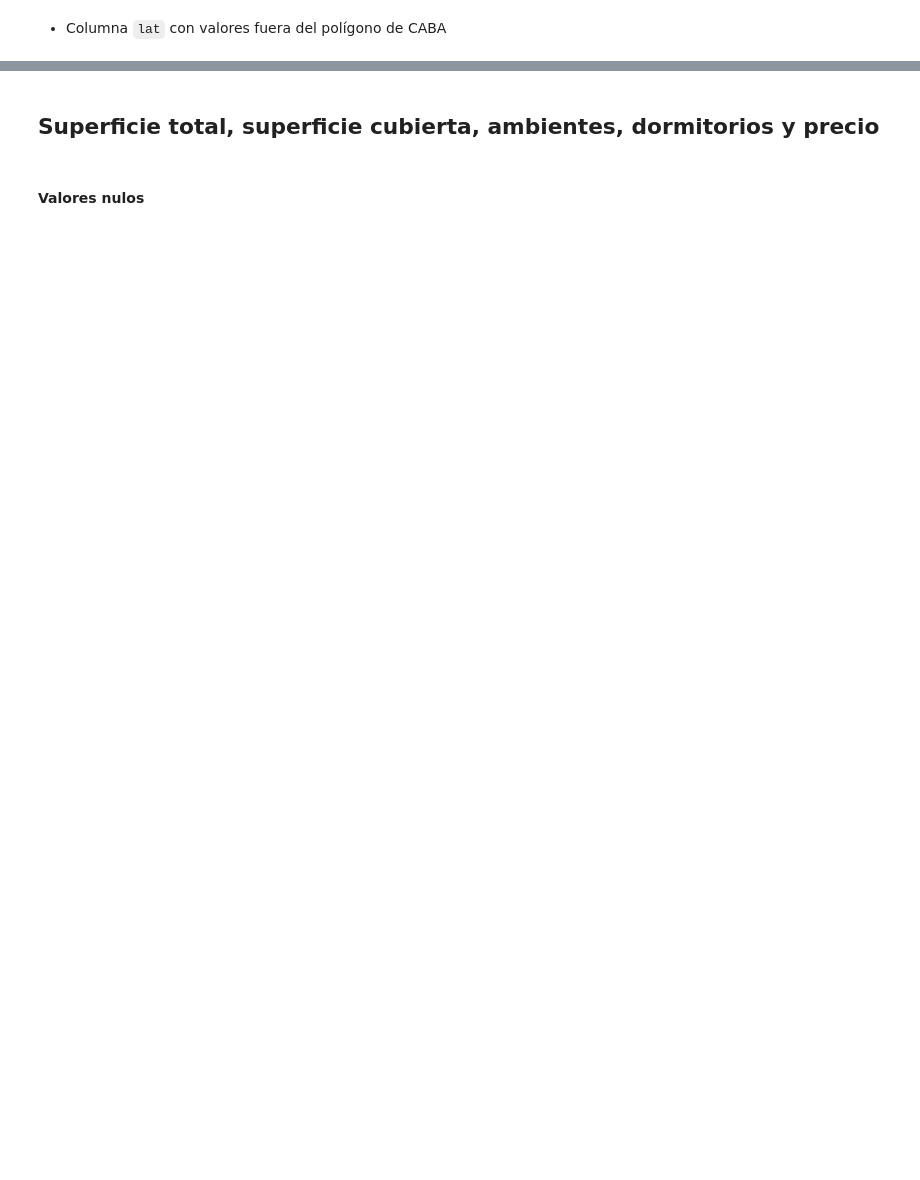
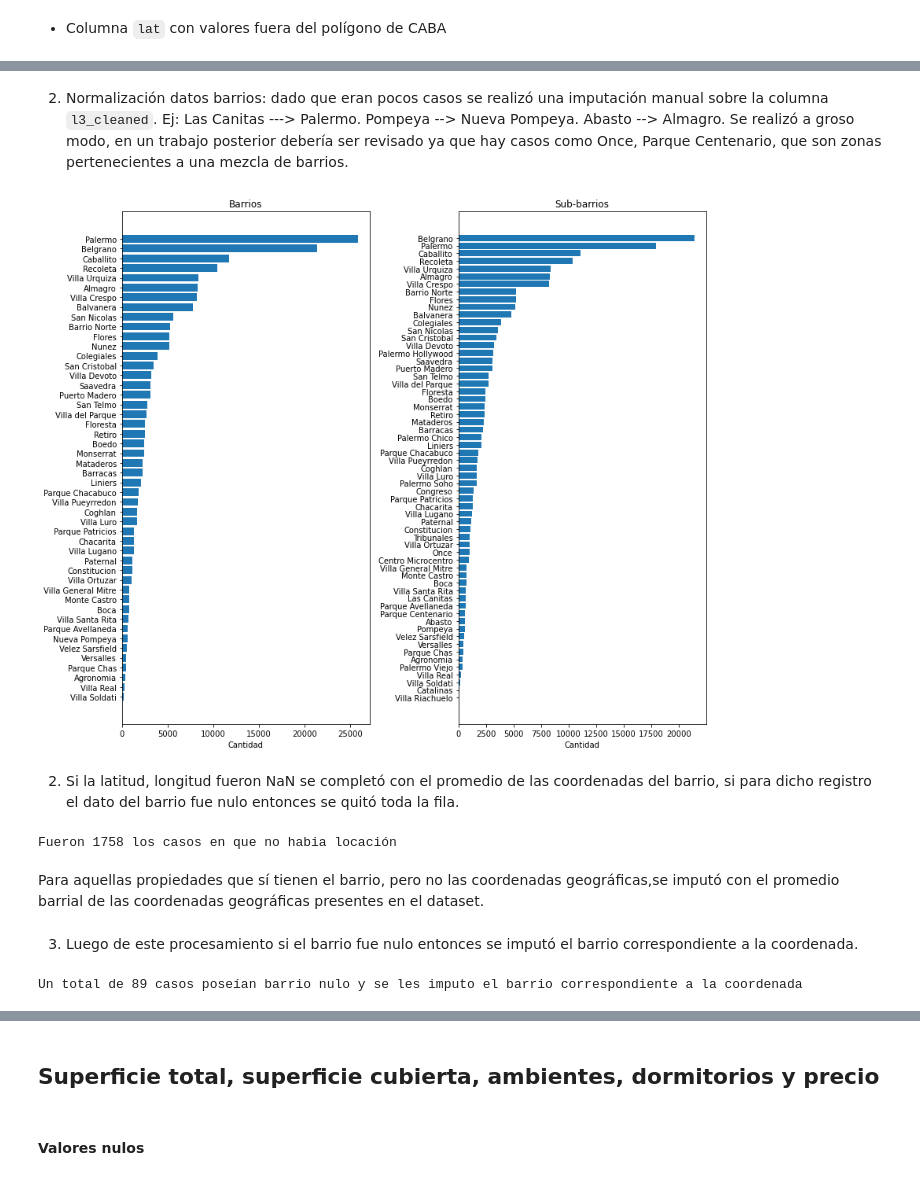
Before and after one commit to Ignacio-Ibarra/tpAA, a Jupyter notebook: Pre-processing.ipynb, the cells around one changed output, grey strips where cells are left out. Saved outputs shown, nothing was run; the diff lists cells and outputs as text; code cells hidden in the pictures; blank space fills up the shorter version.

```diff
--- a/Pre-processing.ipynb
+++ b/Pre-processing.ipynb
@@ -122,0 +162,59 @@ Pendiente para un próximo abordaje:
+# %% [markdown]
+2) Normalización datos barrios: dado que eran pocos casos se realizó una imputación manual sobre la columna `l3_cleaned`. Ej: Las Canitas ---> Palermo. Pompeya --> Nueva Pompeya. Abasto --> Almagro. Se realizó a groso modo, en un trabajo posterior debería ser revisado ya que hay casos como Once, Parque Centenario, que son zonas pertenecientes a una mezcla de barrios.
+# %%
+normalizador = {
+    'Pompeya': 'Nueva Pompeya',
+    'Las Canitas': 'Palermo',
+    'Parque Centenario': 'Caballito', #Puede haber propiedades que en realidad pertenezcan a Almagro o Caballito
+    'Centro Microcentro':'San Nicolas',
+    'Tribunales':'San Nicolas',
+    'Once':'Balvanera',  #puede haber propiedades que en realidd pertenezcan a Almagro.
+    'Abasto':"Balvanera",  #puede haber propiedades que en realidad pertenezcan a Almagro.
+    "Catalinas":"Retiro", # la mayor parte de los casos caen ahí (algunos en Boca)
+    'Congreso':"Balvanera", #La mayor parte de los casos caen ahí (algunos en Belgrano)
+    "Villa Riachuelo":"Villa Lugano", #Al ser pocas propiedades se imputó el barrio más próximo.
+}
+
+data['l3_norm'] = data.l3_cleaned.apply(lambda x: normalizador[x] if x in normalizador else x)
+data['l4_nuevo'] = np.where(data.l4.isna()==False, data.l4,
+                            np.where(data.l3_cleaned != data.l3_norm, data.l3_cleaned, data.l3_norm)
+                           ) #bieeeen Lucassss
+
+
+gr1 = data.groupby("l3_norm")['id'].count().sort_values(ascending=False)
+
+gr2 = data.groupby("l4_nuevo")['id'].count().sort_values(ascending=False)
+
+fig, axs = plt.subplots(figsize = (12,10) , ncols=2)
+
+
+barrios = gr1.index
+cantidad1 = gr1.values
+
+sub_barrios = gr2.index
+cantidad2 = gr2.values
+
+axs[0].barh(barrios, cantidad1, align='center')
+axs[0].invert_yaxis()  # labels read top-to-bottom
+axs[0].set_xlabel('Cantidad')
+axs[0].set_title('Barrios')
+
+axs[1].barh(sub_barrios, cantidad2, align='center')
+axs[1].invert_yaxis()  # labels read top-to-bottom
+axs[1].set_xlabel('Cantidad')
+axs[1].set_title('Sub-barrios')
+
+plt.tight_layout()
+plt.show()
+# %% [output]
+[figure, added]
+# %% [markdown]
+2) Si la latitud, longitud fueron NaN se completó con el promedio de las coordenadas del barrio, si para dicho registro el dato del barrio fue nulo entonces se quitó toda la fila.
+# %%
+no_location = (data['lat'].isna()) & data['lon'].isna() & (data['l3_norm'].isna())
+print(f"Fueron {no_location.sum()} los casos en que no habia locación")
+data = data[~no_location].reset_index(drop=True)
+# %% [output]
+Fueron 1758 los casos en que no habia locación
+# %% [markdown]
+Para aquellas propiedades que sí tienen el barrio, pero no las coordenadas geográficas,se imputó con el promedio barrial de las coordenadas geográficas presentes en el dataset.
@@ -122,0 +229,10 @@ Pendiente para un próximo abordaje:
+# %% [markdown]
+3) Luego de este procesamiento si el barrio fue nulo entonces se imputó el barrio correspondiente a la coordenada.
+# %%
+from geoBarrios import geoBarrios, coord_to_nbhd
+barrios_dict = geoBarrios()
+print(f"Un total de {data.l4_nuevo.isna().sum()} casos poseían barrio nulo y se les imputo el barrio correspondiente a la coordenada")
+data.loc[data.l4_nuevo.isna(), "l4_nuevo"] = data[data.l4_nuevo.isna()].apply(lambda row: coord_to_nbhd(coord=(row.lon,row.lat),polygons_dict=barrios_dict), axis=1).values
+data.loc[data.l3_norm.isna(), "l3_norm"] = data[data.l3_norm.isna()].apply(lambda row: coord_to_nbhd(coord=(row.lon,row.lat),polygons_dict=barrios_dict), axis=1).values
+# %% [output]
+Un total de 89 casos poseían barrio nulo y se les imputo el barrio correspondiente a la coordenada
```
Also changed, not shown: parts of 36 cells of this notebook, 2 other files.
